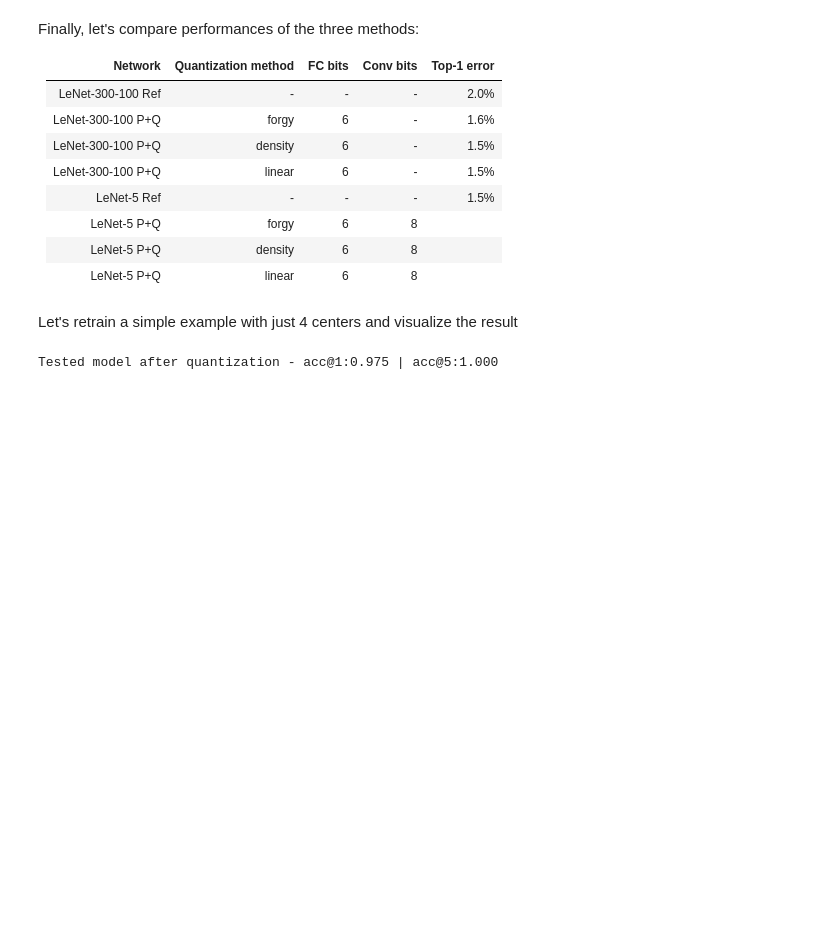
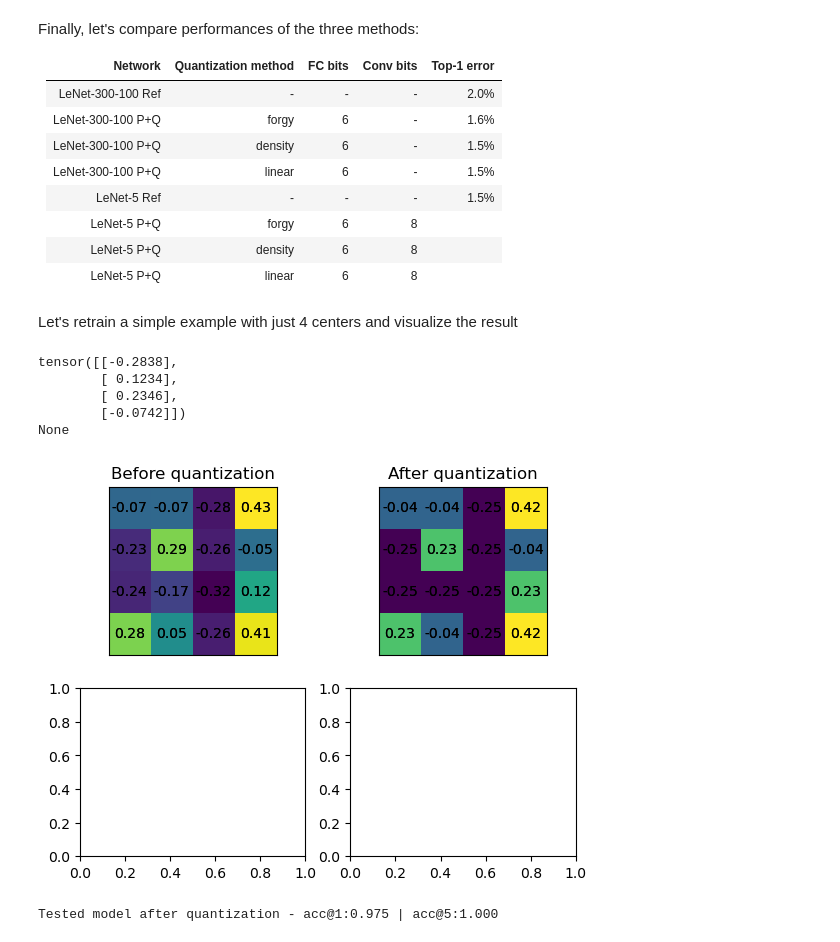
Before and after one commit to ciodar/deep-compression, a Jupyter notebook: notebooks/mnist-lenet300.ipynb, the cells around one changed output. Saved outputs shown, nothing was run; the diff lists cells and outputs as text; code cells hidden in the pictures; blank space fills up the shorter version.

```diff
--- a/notebooks/mnist-lenet300.ipynb
+++ b/notebooks/mnist-lenet300.ipynb
@@ -196,7 +216,7 @@ Let's show how the centroids are calculated for the weights of `fc1` layer, for
 # %%
 # Number of centroids = 2 ** #bits used to index
 pts = 2 ** 3
-mat = model.fc1.weight.detach().cpu().view(-1)
+mat = model.model.fc1.weight.detach().cpu().view(-1)
 # ignore zeros from masked neurons
 mat = mat[mat!=0]
 # %% [markdown]
@@ -283,6 +303,58 @@ Finally, let's compare performances of the three methods:
 | LeNet-5 P+Q       | linear              | 6       | 8         |             |
 # %% [markdown]
 Let's retrain a simple example with just 4 centers and visualize the result
+# %%
+from quantization import linear_quantization
+
+def plot_matrix(matrix,ax):
+    ax.imshow(matrix)
+    ax.set_xticks([])
+    ax.set_yticks([])
+    for (j,i),label in np.ndenumerate(matrix):
+        ax.text(i,j,f"{label:.2f}",ha='center',va='center')
+        ax.text(i,j,f"{label:.2f}",ha='center',va='center')
+
+fig = plt.figure()
+
+layer = nn.Linear(4,4)
+
+w = layer.weight.detach().cpu().numpy()
+
+ax = fig.add_subplot(221)
+plot_matrix(w, ax)
+ax.set_title("Before quantization")
+
+layer = linear_quantization(layer,bits=2,name="weight")
+w = layer.weight.detach().cpu().numpy()
+
+ax = fig.add_subplot(222)
+plot_matrix(w, ax)
+ax.set_title("After quantization")
+
+layer.weight_centers.register_hook(print)
+
+x = torch.randn(4)
+y = torch.rand(4)
+
+loss = F.cross_entropy(layer(x),y)
+loss.backward(retain_graph=True)
+# loss.backward(retain_graph=True)
+
+for
+
+print(loss.grad)
+
+ax = fig.add_subplot(223)
+
+
+ax = fig.add_subplot(224)
+# %% [output]
+tensor([[-0.2838],
+        [ 0.1234],
+        [ 0.2346],
+        [-0.0742]])
+None
+[figure, added]
 # %%
 quantizer = config['quantizer']
 quantize_fn = module_quantize.linear_quantization
```
Also changed, not shown: parts of 13 cells of this notebook, 20 other files.
